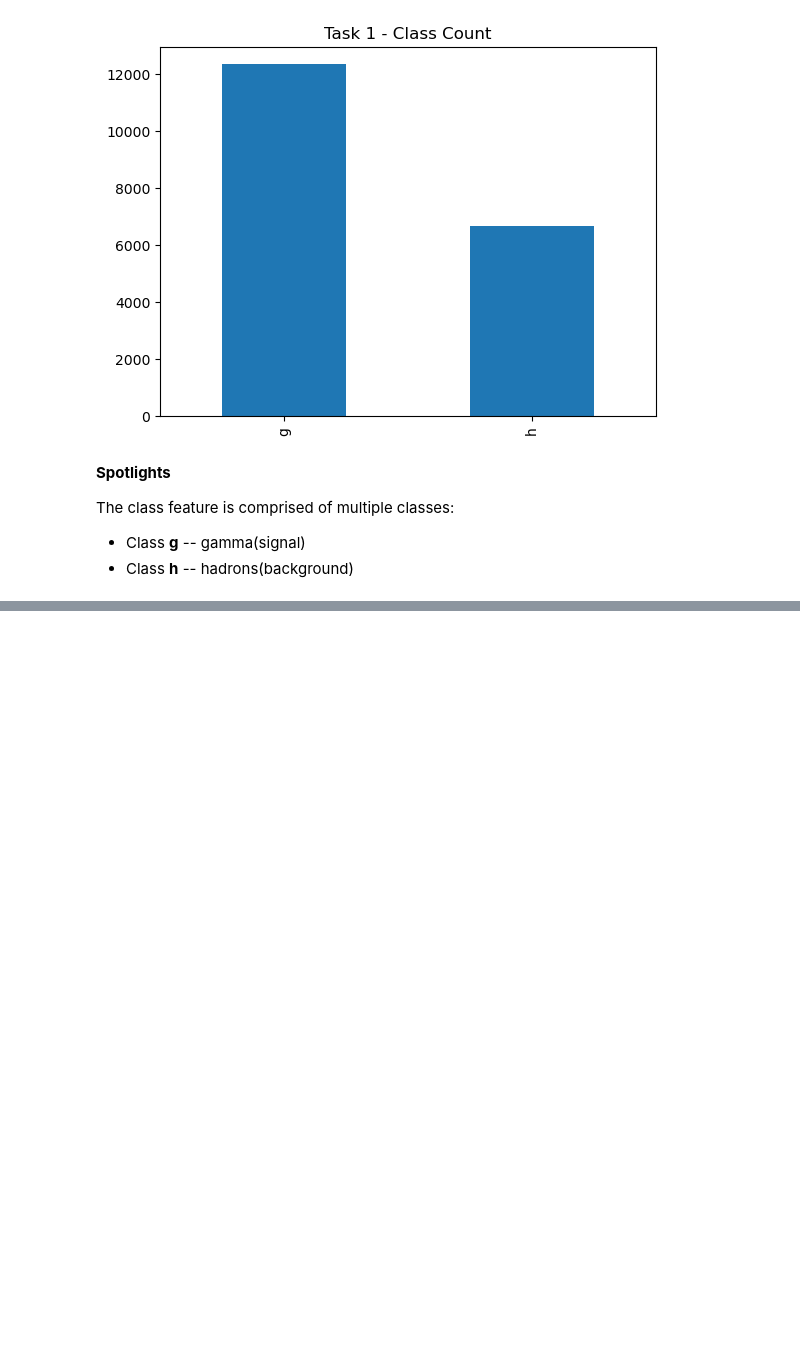
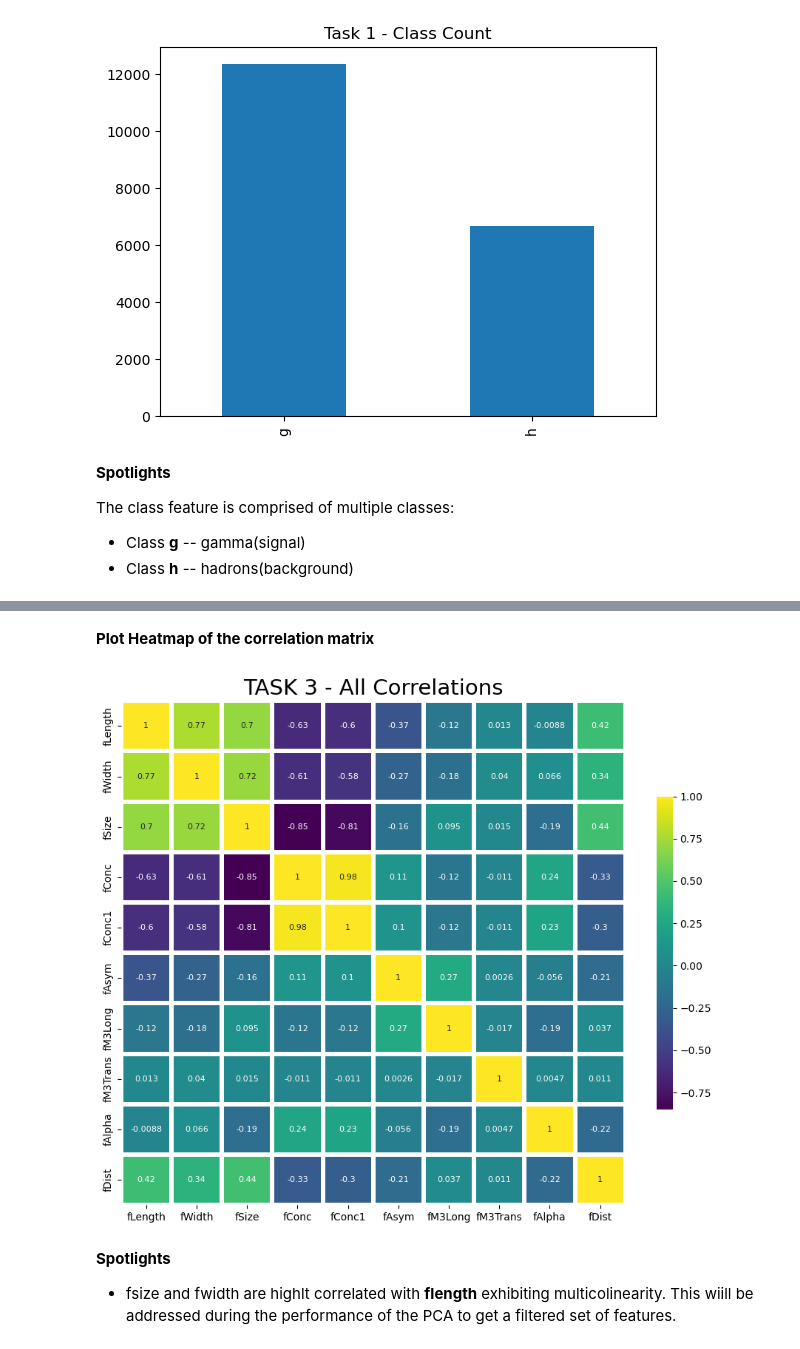
Before and after one commit to tyrantdavis/PCA-Project, a Jupyter notebook: telescope-pca.ipynb, the cells around one changed output, grey strips where cells are left out. Drawn from its saved outputs; the diff is of its cells as text; code cells hidden in the pictures; blank space fills up the shorter version.

Commit message:
Create correlation matrix of numeric features.
Plot a heatmap of the matrix.

```diff
--- a/telescope-pca.ipynb
+++ b/telescope-pca.ipynb
@@ -174,0 +179,12 @@ df.describe()
+# %%
+"""Extract the numerical columns onto a variable named data_matrix and the classes to a variable named
+classes"""
+
+classes = df["class"]
+
+"""Create dataframe of NUMERIC features"""
+data_matrix = df.drop(columns="class")
+print("Task 2:\n")
+# print(data_matrix)
+with pd.option_context("float_format", "{:.2f}".format):
+    print(data_matrix)
@@ -174,0 +211,5 @@ df.describe()
+# %%
+"""Use the `.corr()` method on `data_matrix` to get the correlation matrix"""
+
+correlation_matrix = data_matrix.corr()
+print(correlation_matrix)
@@ -174,0 +234,25 @@ df.describe()
+# %% [markdown]
+**Plot Heatmap of the correlation matrix**
+# %%
+# Specify size and title for visualization
+f, axes = plt.subplots(figsize=(11, 11))
+plt.title("TASK 3 - All Correlations", fontsize=21)
+
+# Use Seaborn to plot the correlation matrix as a hetamap
+sns.heatmap(
+    correlation_matrix,
+    linewidths=3.0,
+    square=True,
+    cmap="viridis",
+    linecolor="w",
+    annot=True,
+    annot_kws={"size": 8},
+    cbar_kws={"shrink": 0.5},
+)
+plt.show()
+# %% [output]
+[figure, added]
+# %% [markdown]
+**Spotlights**
+
+- fsize and fwidth are highlt correlated with **flength** exhibiting multicolinearity. This wiill be addressed during the performance of the PCA to get a filtered set of features.
```
Also changed, not shown: parts of 5 cells of this notebook.
